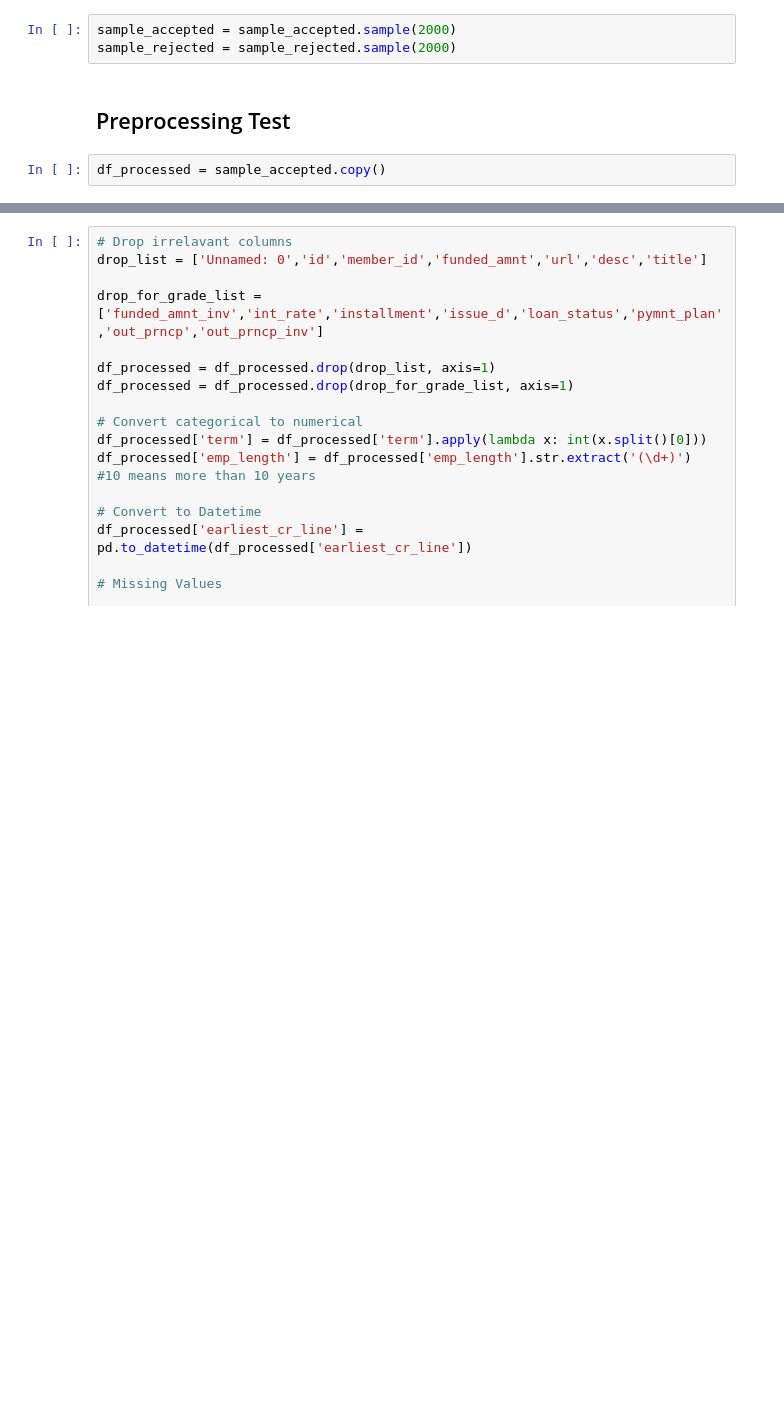
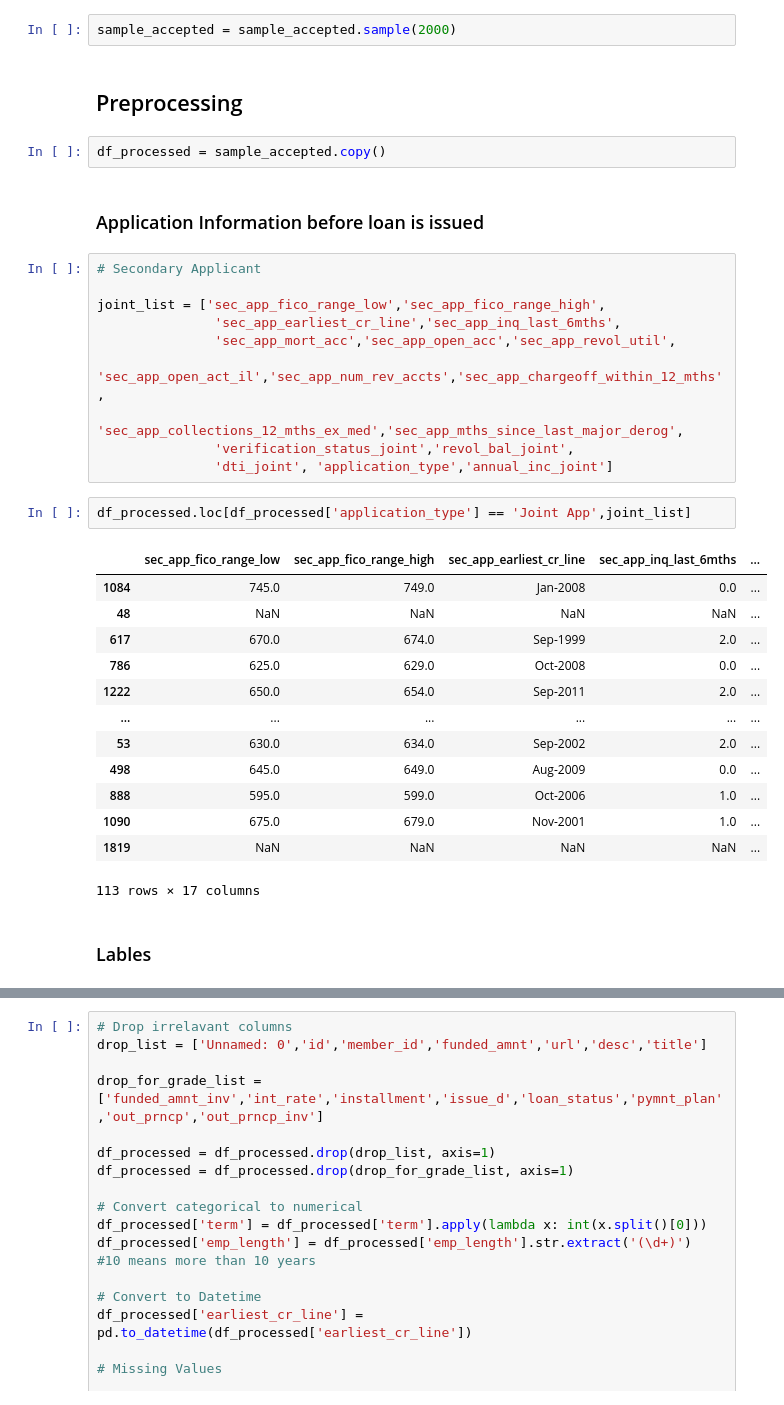
Before and after one commit to miazhx/capstone, a Jupyter notebook: Mia/multi_label.ipynb, the cells around one changed output, grey strips where cells are left out. Drawn from its saved outputs; the diff is of its cells as text; blank space fills up the shorter version.

```diff
--- a/Mia/multi_label.ipynb
+++ b/Mia/multi_label.ipynb
@@ -80,9 +71,42 @@ sample_rejected.shape
 # %%
 sample_accepted = sample_accepted.sample(2000)
-sample_rejected = sample_rejected.sample(2000)
 # %% [markdown]
  <p><a name="preprocessing"></a></p>
 
- ## Preprocessing Test
+ ## Preprocessing
 # %%
 df_processed = sample_accepted.copy()
+# %% [markdown]
+ <p><a name="before"></a></p>
+
+ ### Application Information before loan is issued
+# %%
+# Secondary Applicant
+
+joint_list = ['sec_app_fico_range_low','sec_app_fico_range_high',
+               'sec_app_earliest_cr_line','sec_app_inq_last_6mths',
+               'sec_app_mort_acc','sec_app_open_acc','sec_app_revol_util',
+               'sec_app_open_act_il','sec_app_num_rev_accts','sec_app_chargeoff_within_12_mths',
+               'sec_app_collections_12_mths_ex_med','sec_app_mths_since_last_major_derog',
+               'verification_status_joint','revol_bal_joint',
+               'dti_joint', 'application_type','annual_inc_joint']
+# %%
+df_processed.loc[df_processed['application_type'] == 'Joint App',joint_list]
+# %% [output]
+|  | sec_app_fico_range_low | sec_app_fico_range_high | sec_app_earliest_cr_line | sec_app_inq_last_6mths | ... |
+| 1084 | 745.0 | 749.0 | Jan-2008 | 0.0 | ... |
+| 48 | NaN | NaN | NaN | NaN | ... |
+| 617 | 670.0 | 674.0 | Sep-1999 | 2.0 | ... |
+| 786 | 625.0 | 629.0 | Oct-2008 | 0.0 | ... |
+| 1222 | 650.0 | 654.0 | Sep-2011 | 2.0 | ... |
+| ... | ... | ... | ... | ... | ... |
+| 53 | 630.0 | 634.0 | Sep-2002 | 2.0 | ... |
+| 498 | 645.0 | 649.0 | Aug-2009 | 0.0 | ... |
+| 888 | 595.0 | 599.0 | Oct-2006 | 1.0 | ... |
+| 1090 | 675.0 | 679.0 | Nov-2001 | 1.0 | ... |
+| 1819 | NaN | NaN | NaN | NaN | ... |
+113 rows × 17 columns
+# %% [markdown]
+ <p><a name="label"></a></p>
+
+ ### Lables
```
Also changed, not shown: parts of 16 cells of this notebook, 1 other file.
